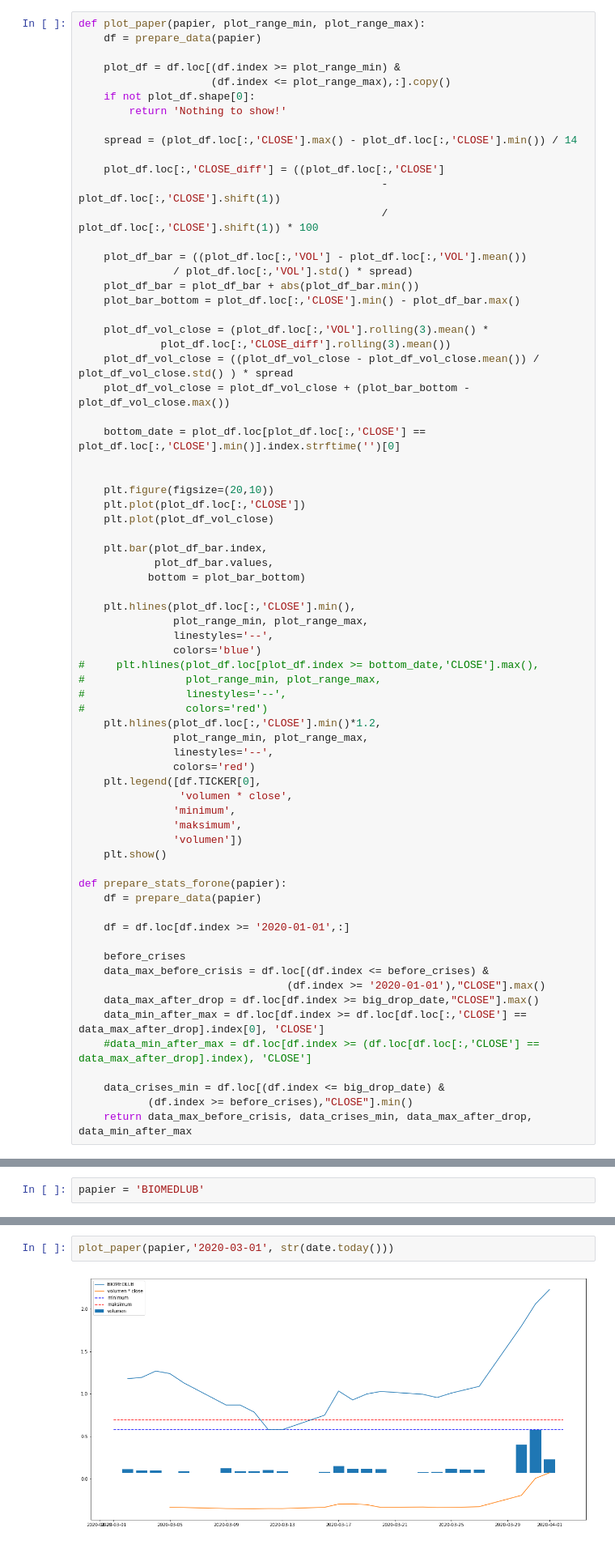
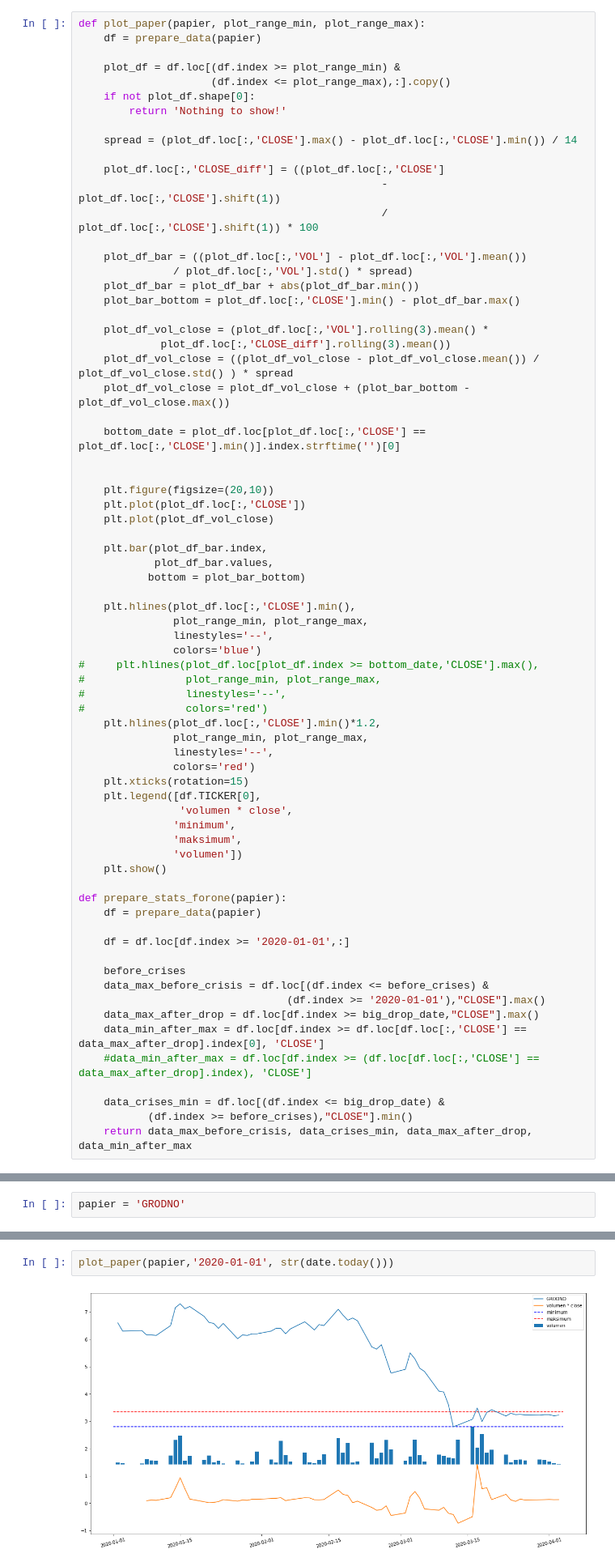
Before and after one commit to showeye/wse_analytics, a Jupyter notebook: bossa.ipynb, the cells around one changed output, grey strips where cells are left out. Shown: that part at 81% size. Drawn from its saved outputs; the diff is of its cells as text.

```diff
--- a/bossa.ipynb
+++ b/bossa.ipynb
@@ -95,6 +95,7 @@ def plot_paper(papier, plot_range_min, plot_range_max):
                plot_range_min, plot_range_max,
                linestyles='--',
                colors='red')
+    plt.xticks(rotation=15)
     plt.legend([df.TICKER[0],
                 'volumen * close',
                'minimum',
@@ -150,3 +151,3 @@ watch_af = ['KGHM',
 # %%
-papier = 'BIOMEDLUB'
+papier = 'GRODNO'
 # %%
@@ -156,7 +155,7 @@ plot_paper(papier,'2008-07-15','2008-11-15')
 # %%
-plot_paper(papier,'2020-03-01', str(date.today()))
+plot_paper(papier,'2020-01-01', str(date.today()))
 # %% [output]
-[figure, old version]
+[figure, new version]
 # %%
 (data_max_before_crisis,
  data_crises_min,
```
Also changed, not shown: parts of 5 cells of this notebook.
